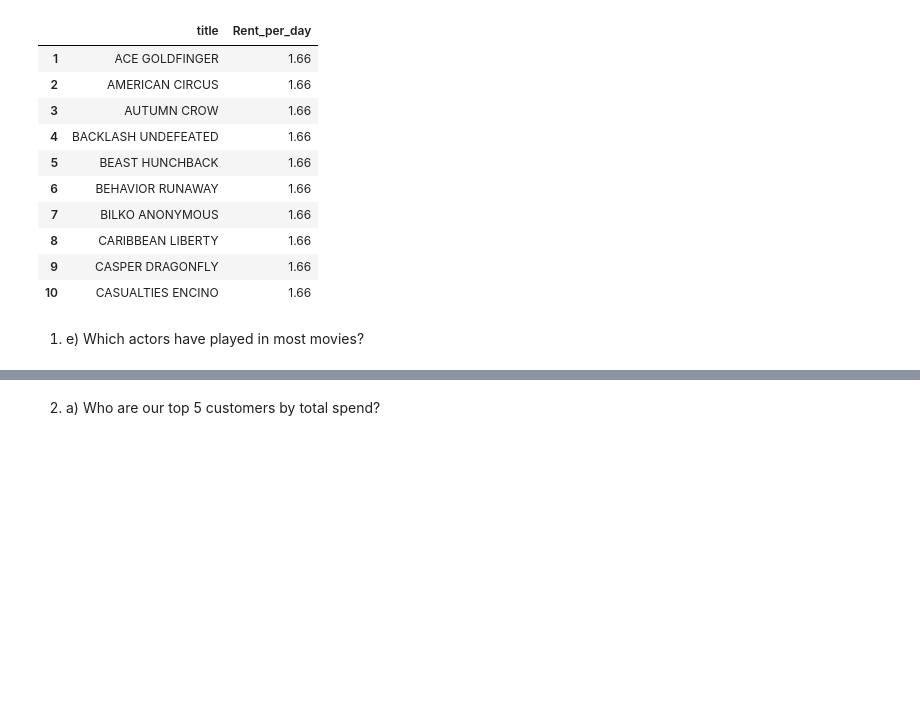
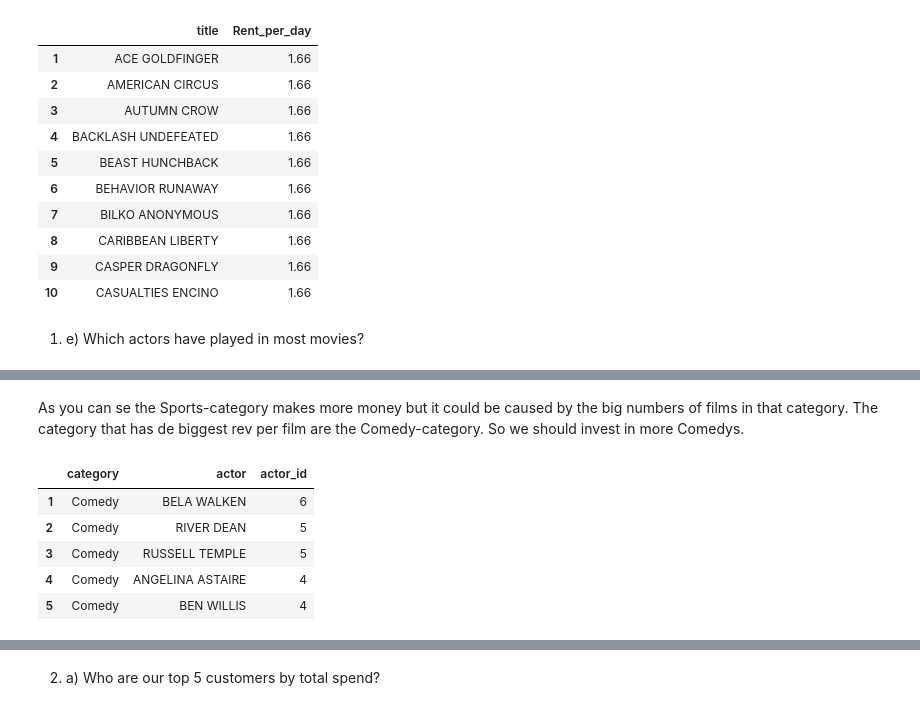
Before and after one commit to RikardOledal/SQL_DE25_LAB_Rikard_Oledal, a Jupyter notebook: manager_report.ipynb, the cells around one changed output, grey strips where cells are left out. Cells and saved outputs as stored; diff of their text form; code cells hidden in the pictures; blank space fills up the shorter version.

```diff
--- a/manager_report.ipynb
+++ b/manager_report.ipynb
@@ -186,0 +205,29 @@ most_movies
+# %% [markdown]
+As you can se the Sports-category makes more money but it could be caused by the big numbers of films in that category. The category that has de biggest rev per film are the Comedy-category. So we should invest in more Comedys.
+# %%
+Top5_actor = duckdb.sql("""
+                            SELECT
+                              c.name AS category,
+                              a.first_name || ' ' || a.last_name AS actor,
+                              COUNT(a.actor_id) AS actor_id
+                            FROM film f
+                            LEFT JOIN film_category fc ON fc.film_id = f.film_id
+                            LEFT JOIN category c ON c.category_id = fc.category_id
+                            LEFT JOIN language l ON l.language_id = f.language_id
+                            LEFT JOIN film_actor fa ON fa.film_id = f.film_id
+                            LEFT JOIN actor a ON a.actor_id = fa.actor_id
+                            WHERE category ='Comedy'
+                            GROUP BY actor ,category
+                            ORDER BY actor_id DESC, actor ASC
+                            LIMIT 5;
+                          """).df()
+
+Top5_actor.index = Top5_actor.index + 1
+Top5_actor.head()
+# %% [output]
+|  | category | actor | actor_id |
+| 1 | Comedy | BELA WALKEN | 6 |
+| 2 | Comedy | RIVER DEAN | 5 |
+| 3 | Comedy | RUSSELL TEMPLE | 5 |
+| 4 | Comedy | ANGELINA ASTAIRE | 4 |
+| 5 | Comedy | BEN WILLIS | 4 |
```
Also changed, not shown: parts of 8 cells of this notebook.
